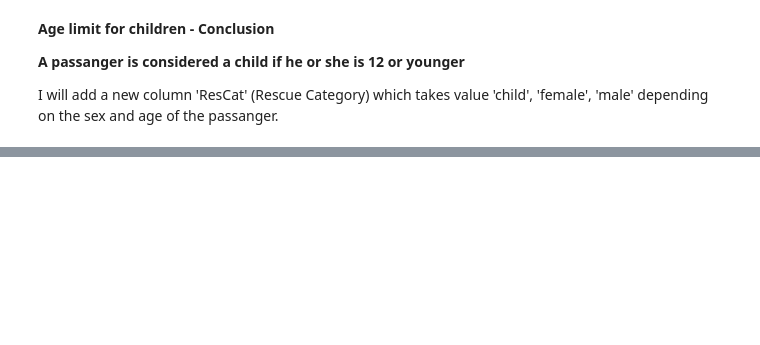
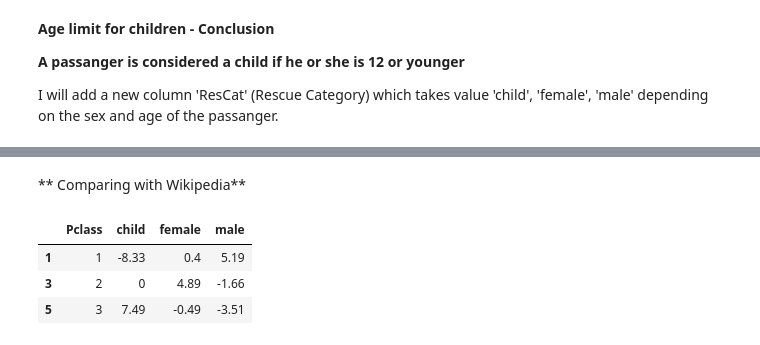
Before and after one commit to popolvar/udacity-dand-P2-titanic, a Jupyter notebook: Konecny P2 - Titanic.ipynb, the cells around one changed output, grey strips where cells are left out. Cells and saved outputs as stored; diff of their text form; code cells hidden in the pictures; blank space fills up the shorter version.

```diff
--- a/Konecny P2 - Titanic.ipynb
+++ b/Konecny P2 - Titanic.ipynb
@@ -440,0 +513,24 @@ passangers_df_age = passangers_df_age.apply(set_child,axis =1)
+# %% [markdown]
+** Comparing with Wikipedia**
+# %%
+summary_df_wiki = summary_df_kaggle.copy()
+
+#insert data from wikipedia
+index = summary_df_kaggle.index
+
+summary_df_wiki["child"] = pd.Series([1,5,0,24,52,27], index)
+summary_df_wiki["female"] = pd.Series([4,140,13,80,89,76], index)
+summary_df_wiki["male"] = pd.Series([118,57,154,14,387,75], index)
+
+summary_df_wiki[["child","female","male"]] =summary_df_wiki[["child","female","male"]].apply(count_to_percent)
+
+summary_df_diff = summary_df_kaggle - summary_df_wiki
+summary_df_diff["Pclass"] = summary_df_wiki["Pclass"]
+
+summary_df_diff.iloc[[1,3,5]][["Pclass","child","female","male"]]\
+.style.background_gradient(subset = ["child","female","male"], cmap=cm)
+# %% [output]
+|  | Pclass | child | female | male |
+| 1 | 1 | -8.33 | 0.4 | 5.19 |
+| 3 | 2 | 0 | 4.89 | -1.66 |
+| 5 | 3 | 7.49 | -0.49 | -3.51 |
```
Also changed, not shown: parts of 11 cells of this notebook.
